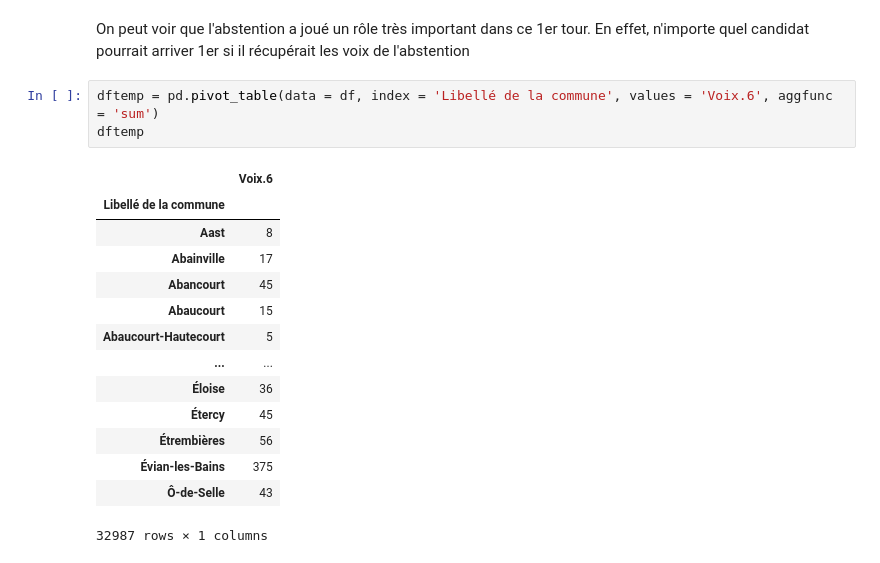
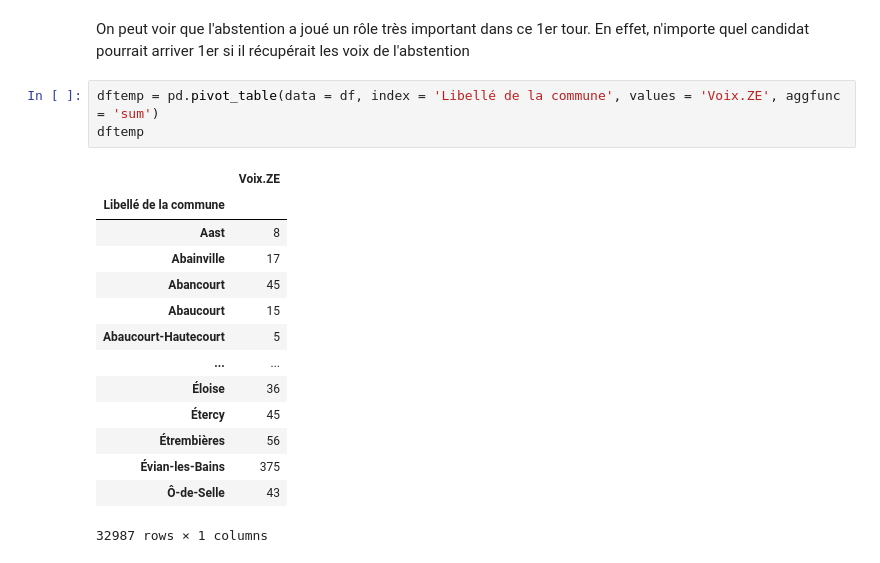
Before and after one commit to BaderEK/AnalyseDeDonnees, a Jupyter notebook: Groupe 2/Groupe 2/rendu.ipynb, the cells around one changed output. Saved outputs shown, nothing was run; the diff lists cells and outputs as text.

```diff
--- a/Groupe 2/Groupe 2/rendu.ipynb
+++ b/Groupe 2/Groupe 2/rendu.ipynb
@@ -106,10 +119,10 @@ plt.show()
 On peut voir que l'abstention a joué un rôle très important dans ce 1er tour.
 En effet, n'importe quel candidat pourrait arriver 1er si il récupérait les voix de l'abstention
 # %%
-dftemp = pd.pivot_table(data = df, index = 'Libellé de la commune', values = 'Voix.6', aggfunc = 'sum')
+dftemp = pd.pivot_table(data = df, index = 'Libellé de la commune', values = 'Voix.ZE', aggfunc = 'sum')
 dftemp
 # %% [output]
-|  | Voix.6 |
+|  | Voix.ZE |
 | Libellé de la commune |  |
 | Aast | 8 |
 | Abainville | 17 |
```
Also changed, not shown: parts of 5 cells of this notebook.
